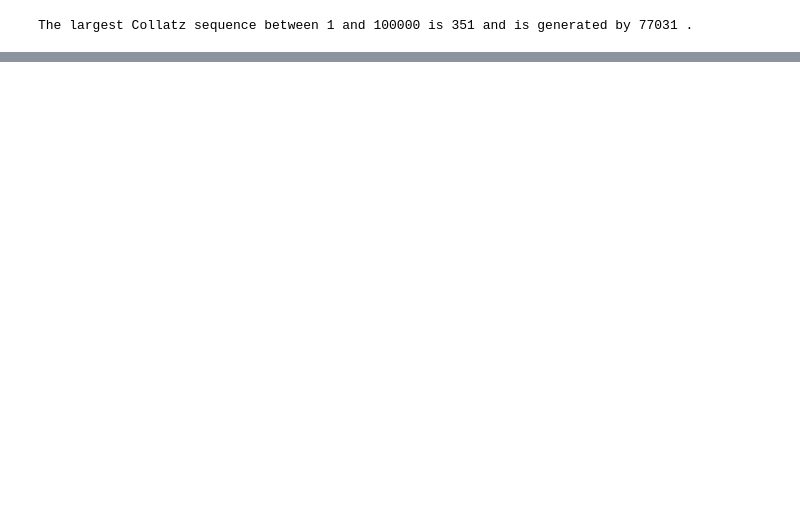
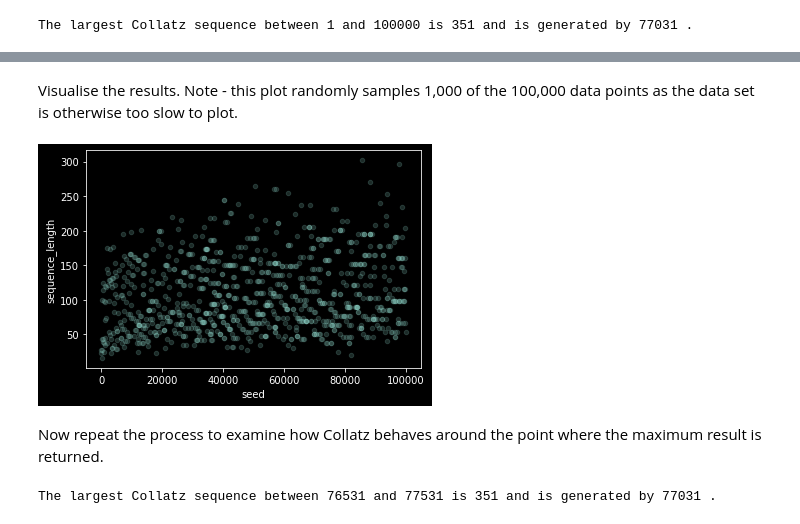
Before and after one commit to rpplayground/CS814, a Jupyter notebook: exercise1_collatz/collatz.ipynb, the cells around one changed output, grey strips where cells are left out. Cells and saved outputs as stored; diff of their text form; code cells hidden in the pictures; blank space fills up the shorter version.

```diff
--- a/exercise1_collatz/collatz.ipynb
+++ b/exercise1_collatz/collatz.ipynb
@@ -95,3 +77,6 @@ Name: sequenceLength, dtype: float64
 # %%
-# Random sample the results to get something that is more manageable to plot?
-sampled_df = df.sample(n=1000)
+def plot_collatz(data_frame, max_size):
+    # Random sample the results to get something that is more manageable to plot?
+    if len(data_frame) > max_size:
+        data_frame = data_frame.sample(n=max_size)
+    data_frame.plot.scatter(x='seed', y='sequence_length', alpha = 0.2)
@@ -102,0 +87,3 @@ sampled_df.plot.scatter(x='seed', y='sequenceLength', alpha = 0.2)
+# %%
+df = pd.DataFrame(results, columns = ['seed' , 'sequence_length'])
+df.head(10)
@@ -102,0 +116,15 @@ sampled_df.plot.scatter(x='seed', y='sequenceLength', alpha = 0.2)
+# %% [markdown]
+ Visualise the results.  Note - this plot randomly samples 1,000 of the 100,000 data points as the data set is otherwise too slow to plot.
+# %%
+plot_collatz(df, 1000)
+# %% [output]
+[figure, added]
+# %% [markdown]
+ Now repeat the process to examine how Collatz behaves around the point where the maximum result is returned.
+# %%
+start = seed - 500
+end = seed + 500
+seed, length, results = find_biggest_sequence(start, end)
+print("The largest Collatz sequence between", start, "and", end, "is", length, "and is generated by", seed, ".")
+# %% [output]
+The largest Collatz sequence between 76531 and 77531 is 351 and is generated by 77031 .
```
Also changed, not shown: parts of 18 cells of this notebook, 1 other file.
